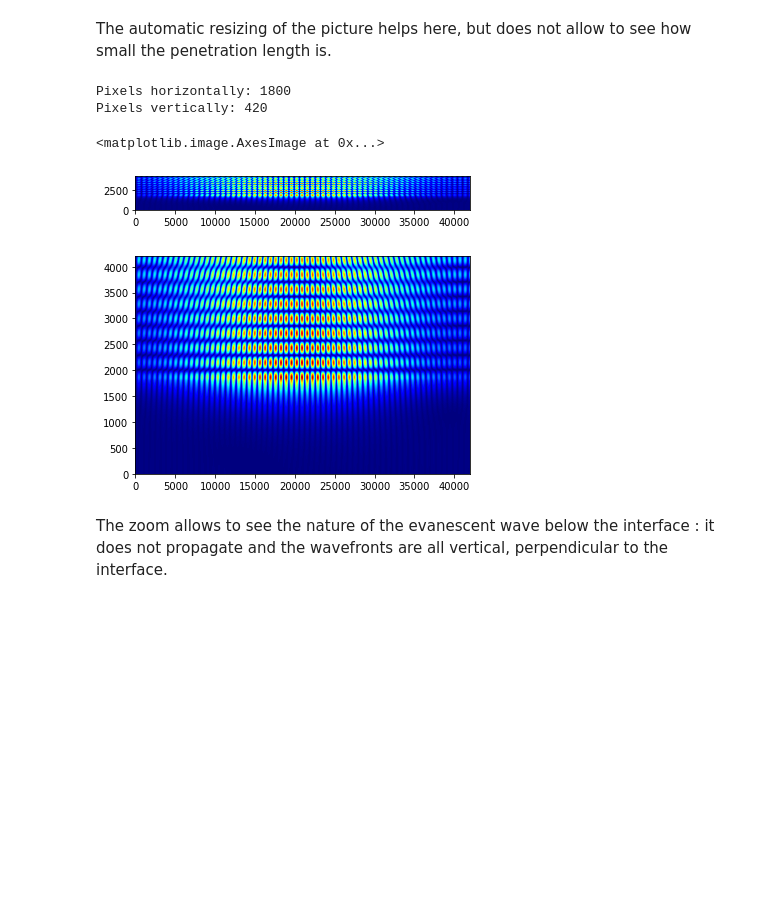
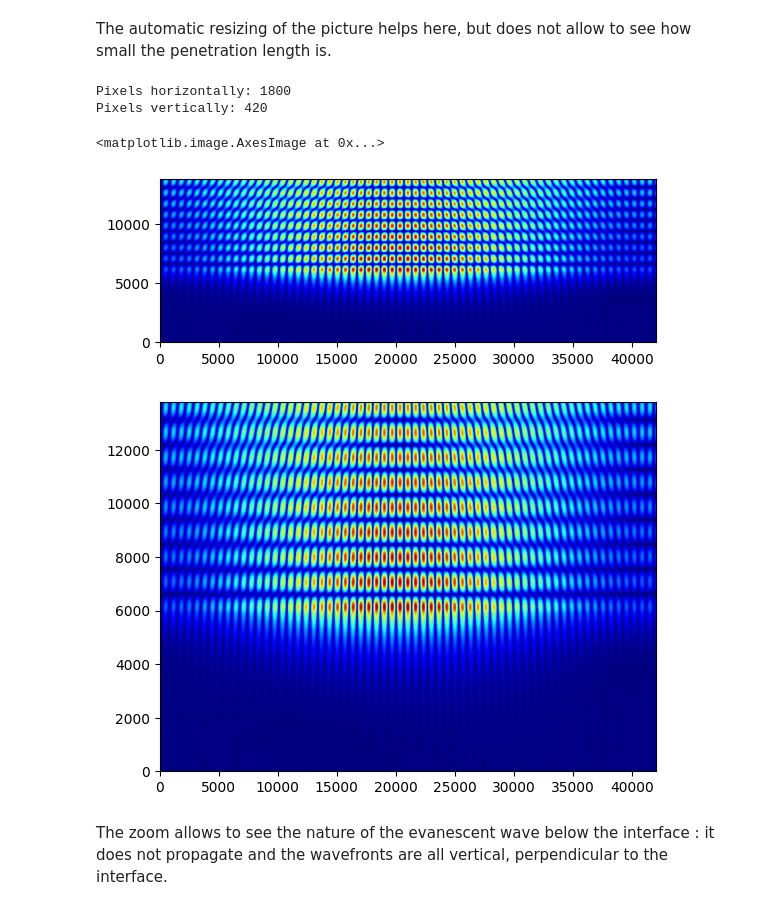
Before and after one commit to AnMoreau/PyMoosh, a Jupyter notebook: notebooks/Total_internal_reflection.ipynb, the cells around one changed output. Saved outputs shown, nothing was run; the diff lists cells and outputs as text; code cells hidden in the pictures; blank space fills up the shorter version.

Commit message:
Notebooks updated with the new material architecture file.

```diff
--- a/notebooks/Total_internal_reflection.ipynb
+++ b/notebooks/Total_internal_reflection.ipynb
@@ -18,8 +18,9 @@ from PyMoosh import *
 import matplotlib.pyplot as plt
 
 wavelength=600
-
-TIR=Structure([2.25,1.],[0,1],[20*wavelength,3*wavelength])
+air=MaterialFactory(MaterialEnum.AIR)
+dielectric=MaterialFactory(MaterialEnum.CUSTOM)(epsilon=2.25,mu=1)
+TIR=Structure([dielectric,air],[0,1],[20*wavelength,3*wavelength])
 
 # For TE polarization
 incidence,r,t,R,T=Angular(TIR,wavelength,0.,0.,89.,200)
@@ -77,19 +76,19 @@ Pixels vertically: 460
 # %% [markdown]
 The automatic resizing of the picture helps here, but does not allow to see how small the penetration length is.
 # %%
-TIR2=Structure([2.25,1.],[0,1],[4*wavelength,3*wavelength])
+TIR2=Structure([dielectric,air],[0,1],[4*wavelength,3*wavelength])
 window2=Window(30*wavelength,0.32,10,10)
-E=field(TIR,beam,window2)
+E=field(TIR2,beam,window2)
 plt.figure(3)
 plt.imshow(abs(np.real(E)),cmap='jet',extent=[0,window.width,0,sum(TIR.thickness)])
 plt.figure(4)
 plt.imshow(abs(np.real(E)),cmap='jet',extent=[0,window.width,0,sum(TIR.thickness)],aspect='auto')
 # %% [output]
 Pixels horizontally: 1800
 Pixels vertically: 420
 <matplotlib.image.AxesImage at 0x...>
-[figure, old version]
+[figure, new version]
-[figure, old version]
+[figure, new version]
 # %% [markdown]
 The zoom allows to see the nature of the evanescent wave below the interface : it does not propagate and the wavefronts are all vertical, perpendicular to the interface.
 # %% [markdown]
```
Also changed, not shown: parts of 5 cells of this notebook, 5 other files.
